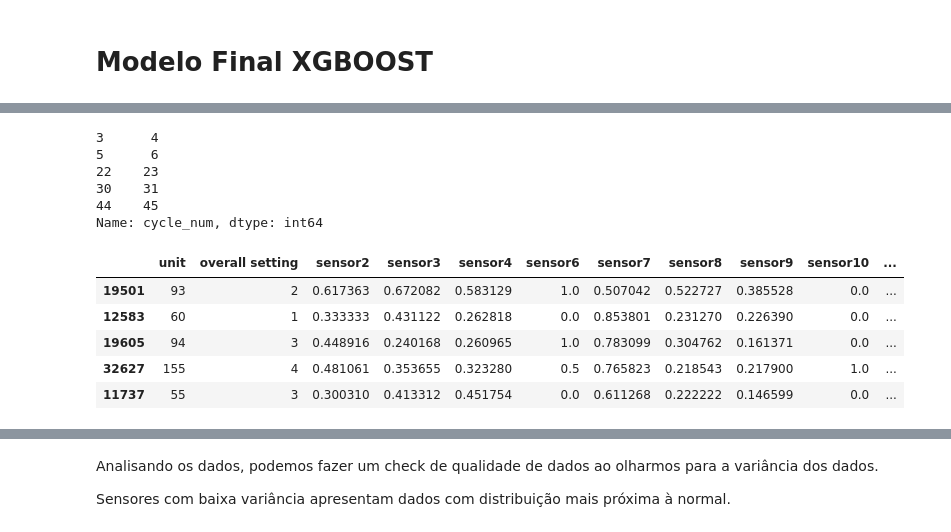
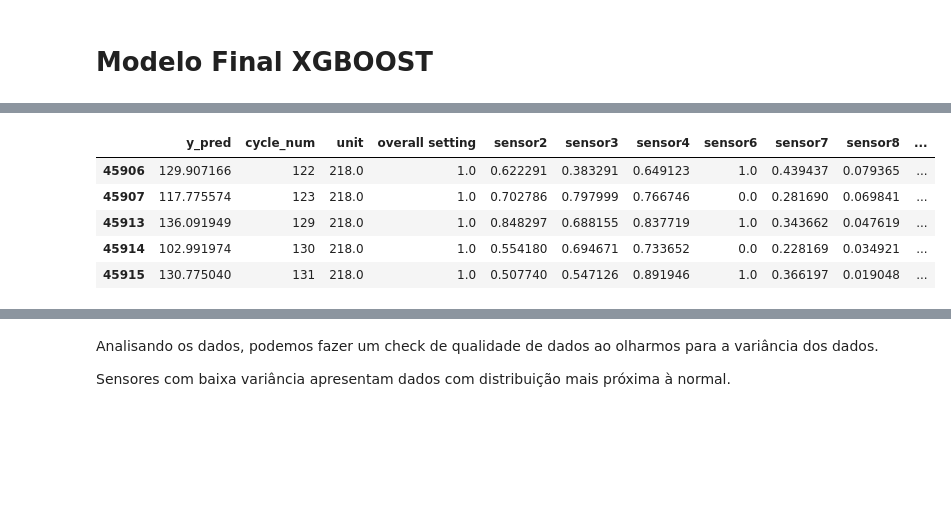
Before and after one commit to ThiagoGrabe/Nasa-Engine, a Jupyter notebook: Engine_NASA.ipynb, the cells around one changed output, grey strips where cells are left out. Saved outputs shown, nothing was run; the diff lists cells and outputs as text; code cells hidden in the pictures; blank space fills up the shorter version.

```diff
--- a/Engine_NASA.ipynb
+++ b/Engine_NASA.ipynb
@@ -918,18 +976,16 @@ y_pred_final.head()
-# %%
-target_final_data_train.head()
-# %% [output]
-3      4
-5      6
-22    23
-30    31
-44    45
-Name: cycle_num, dtype: int64
-# %%
-X_text_df.head()
-# %% [output]
-|  | unit | overall setting | sensor2 | sensor3 | sensor4 | sensor6 | sensor7 | sensor8 | sensor9 | sensor10 | ... |
-| 19501 | 93 | 2 | 0.617363 | 0.672082 | 0.583129 | 1.0 | 0.507042 | 0.522727 | 0.385528 | 0.0 | ... |
-| 12583 | 60 | 1 | 0.333333 | 0.431122 | 0.262818 | 0.0 | 0.853801 | 0.231270 | 0.226390 | 0.0 | ... |
-| 19605 | 94 | 3 | 0.448916 | 0.240168 | 0.260965 | 1.0 | 0.783099 | 0.304762 | 0.161371 | 0.0 | ... |
-| 32627 | 155 | 4 | 0.481061 | 0.353655 | 0.323280 | 0.5 | 0.765823 | 0.218543 | 0.217900 | 1.0 | ... |
-| 11737 | 55 | 3 | 0.300310 | 0.413312 | 0.451754 | 0.0 | 0.611268 | 0.222222 | 0.146599 | 0.0 | ... |
+# %%
+data_colunas = [y_pred_final,target_final_data_train,X_text_df]
+
+
+engine_train = pd.concat(data_colunas, axis = 1, ignore_index=False,verify_integrity=True)
+
+engine_train = engine_train.dropna(axis = 0, how = 'any')
+
+engine_train.tail()
+# %% [output]
+|  | y_pred | cycle_num | unit | overall setting | sensor2 | sensor3 | sensor4 | sensor6 | sensor7 | sensor8 | ... |
+| 45906 | 129.907166 | 122 | 218.0 | 1.0 | 0.622291 | 0.383291 | 0.649123 | 1.0 | 0.439437 | 0.079365 | ... |
+| 45907 | 117.775574 | 123 | 218.0 | 1.0 | 0.702786 | 0.797999 | 0.766746 | 0.0 | 0.281690 | 0.069841 | ... |
+| 45913 | 136.091949 | 129 | 218.0 | 1.0 | 0.848297 | 0.688155 | 0.837719 | 1.0 | 0.343662 | 0.047619 | ... |
+| 45914 | 102.991974 | 130 | 218.0 | 1.0 | 0.554180 | 0.694671 | 0.733652 | 0.0 | 0.228169 | 0.034921 | ... |
+| 45915 | 130.775040 | 131 | 218.0 | 1.0 | 0.507740 | 0.547126 | 0.891946 | 1.0 | 0.366197 | 0.019048 | ... |
```
Also changed, not shown: parts of 11 cells of this notebook.
